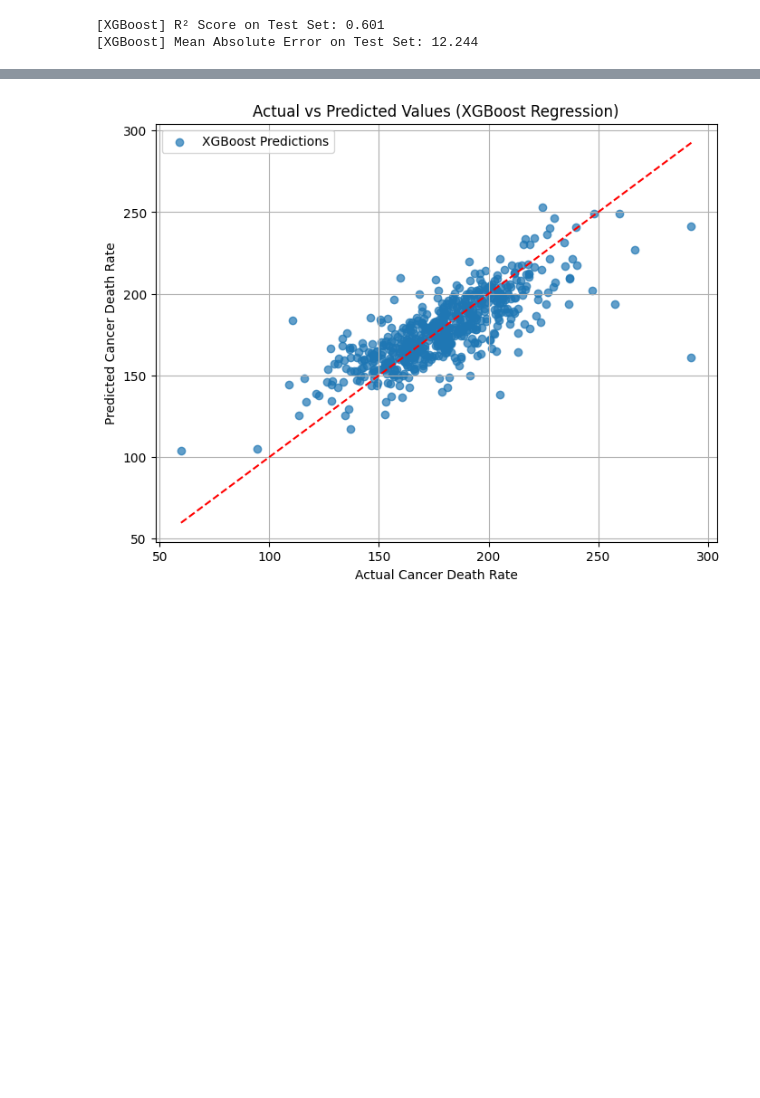
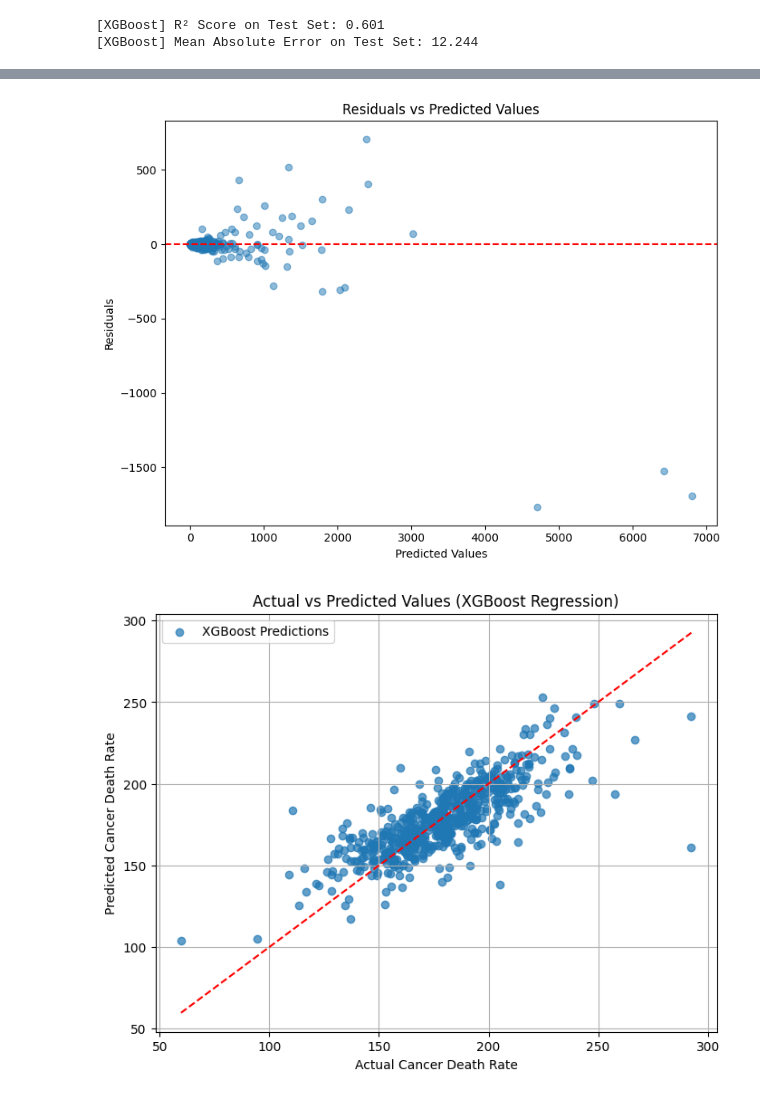
Before and after one commit to Temp0jd/CS506-Socioeconomic_Cancer_Analysis_And_Predicion, a Jupyter notebook: notebooks/week7-8.ipynb, the cells around one changed output, grey strips where cells are left out. Saved outputs shown, nothing was run; the diff lists cells and outputs as text; code cells hidden in the pictures; blank space fills up the shorter version.

```diff
--- a/notebooks/week7-8.ipynb
+++ b/notebooks/week7-8.ipynb
@@ -113,3 +165,23 @@ print(f"[XGBoost] Mean Absolute Error on Test Set: {mae_xgb:.3f}")
+# %%
+# --- Predict on test set ---
+y_pred = xgb_pipeline.predict(X_test)
+
+# --- Calculate residuals ---
+residuals = y_test - y_pred
+
+# --- Plot Residuals ---
+os.makedirs('../plots', exist_ok=True)
+plt.figure(figsize=(8,6))
+plt.scatter(y_pred, residuals, alpha=0.5)
+plt.axhline(0, color='red', linestyle='--')  # Reference line at 0
+plt.xlabel('Predicted Values')
+plt.ylabel('Residuals')
+plt.title('Residuals vs Predicted Values')
+plt.tight_layout()
+plt.savefig('../plots/residual_plot.png')  # 注意保存的名字是 residual_plot.png
+plt.show()
+# %% [output]
+[figure, added]
 # %%
 # 12. Compare Actual vs Predicted for XGBoost
 plt.figure(figsize=(8,6))
```
Also changed, not shown: parts of 2 cells of this notebook, 3 other files.
